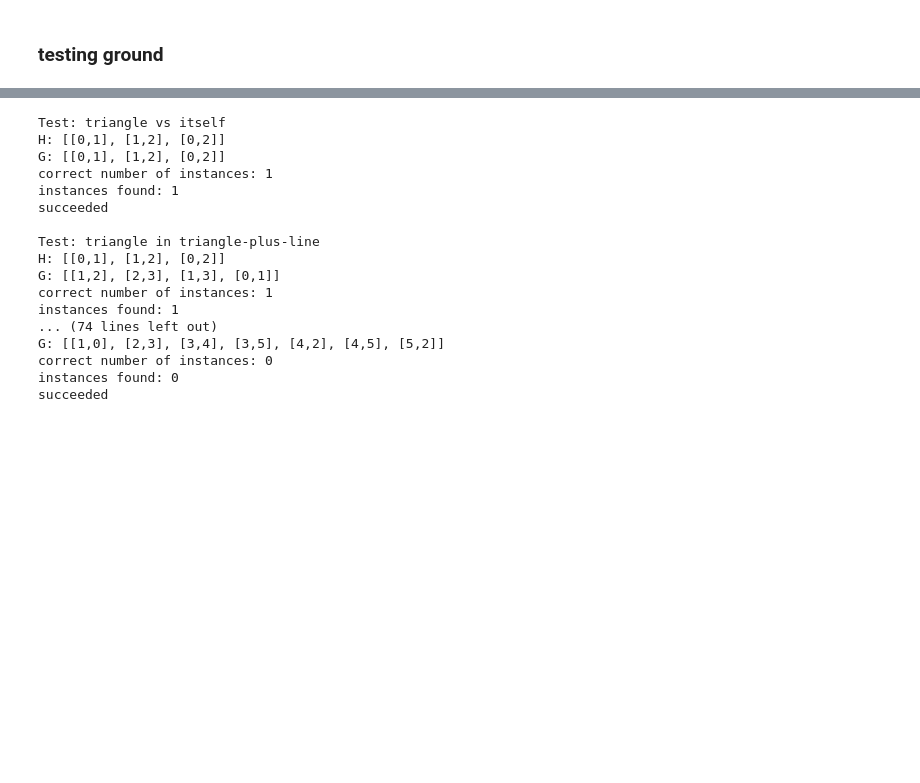
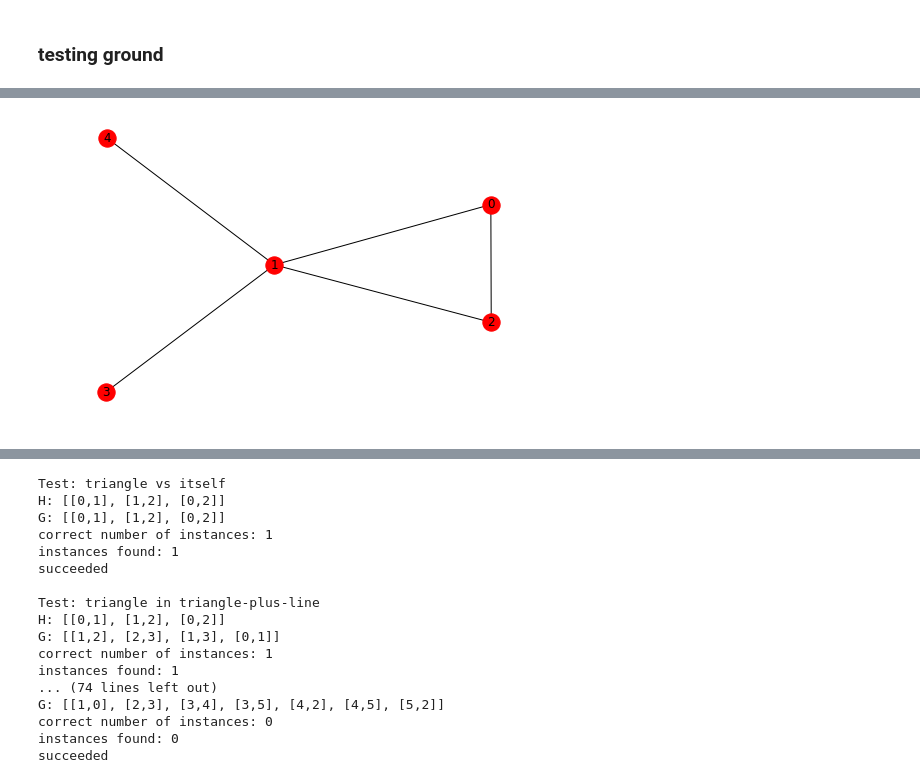
Before and after one commit to ta-rekt/motif-discovery, a Jupyter notebook: src/testing.ipynb, the cells around one changed output, grey strips where cells are left out. Saved outputs shown, nothing was run; the diff lists cells and outputs as text; code cells hidden in the pictures; blank space fills up the shorter version.

```diff
--- a/src/testing.ipynb
+++ b/src/testing.ipynb
@@ -57,2 +63,9 @@ fns.compressTree(A, 14, 14)
+# %%
+J = nx.Graph()
+J.add_edges_from(H.edges())
+# J.remove_edge(0, 4)
+nx.draw(J, with_labels=True)
+# %% [output]
+[figure, added]
 # %%
 nx.draw(T, with_labels=True)
```
Also changed, not shown: parts of 11 cells of this notebook, 5 other files.
